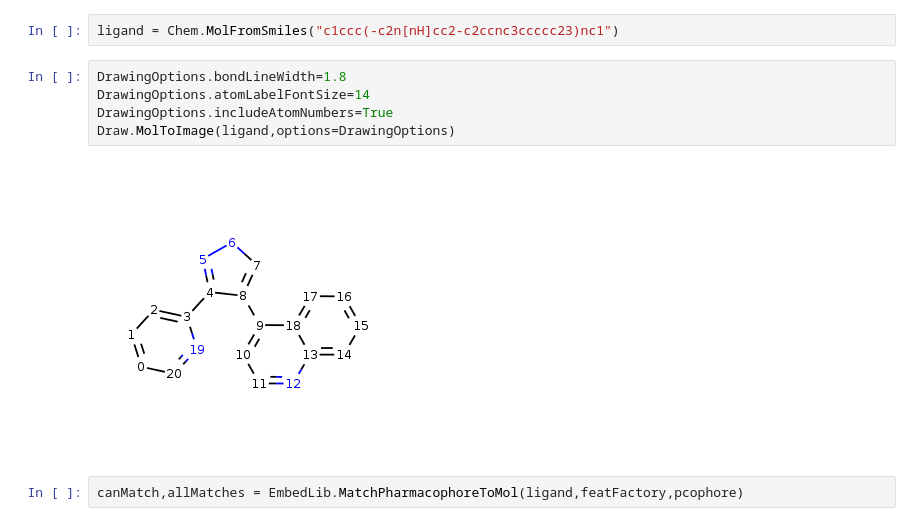
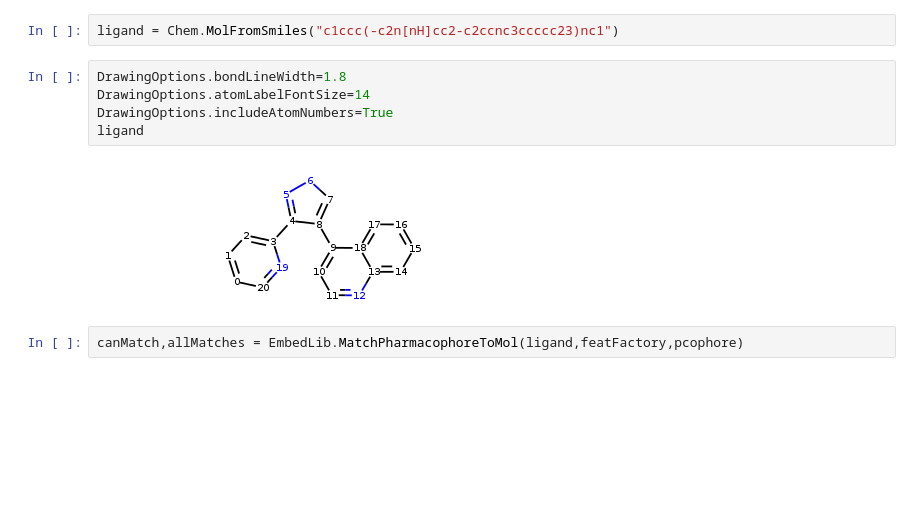
Before and after one commit to rdkit/UGM_2016, a Jupyter notebook: Notebooks/Stiefl_RDKitPh4FullPublication.ipynb, the cells around one changed output. Drawn from its saved outputs; the diff is of its cells as text; blank space fills up the shorter version.

```diff
--- a/Notebooks/Stiefl_RDKitPh4FullPublication.ipynb
+++ b/Notebooks/Stiefl_RDKitPh4FullPublication.ipynb
@@ -162,10 +162,10 @@ ligand = Chem.MolFromSmiles("c1ccc(-c2n[nH]cc2-c2ccnc3ccccc23)nc1")
 # %%
 DrawingOptions.bondLineWidth=1.8
 DrawingOptions.atomLabelFontSize=14
 DrawingOptions.includeAtomNumbers=True
-Draw.MolToImage(ligand,options=DrawingOptions)
+ligand
 # %% [output]
-[figure, old version]
+[figure, new version]
 # %%
 canMatch,allMatches = EmbedLib.MatchPharmacophoreToMol(ligand,featFactory,pcophore)
 # %%
```
Also changed, not shown: parts of 11 cells of this notebook.
